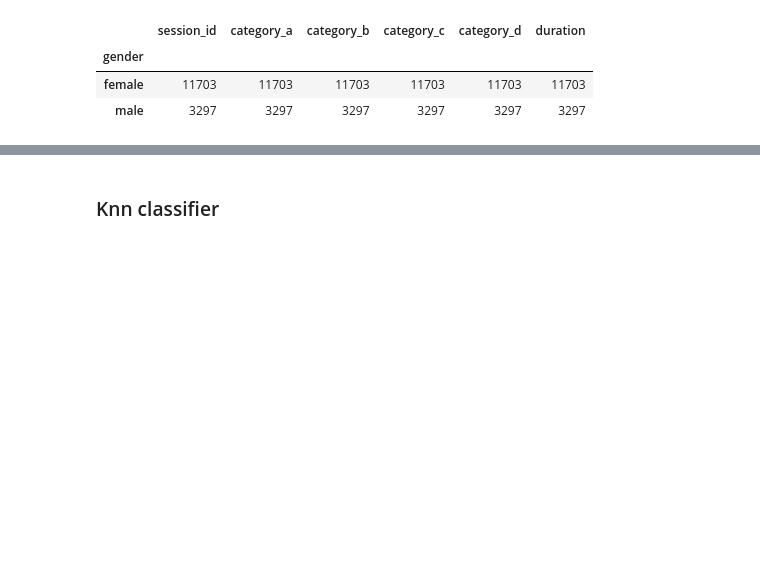
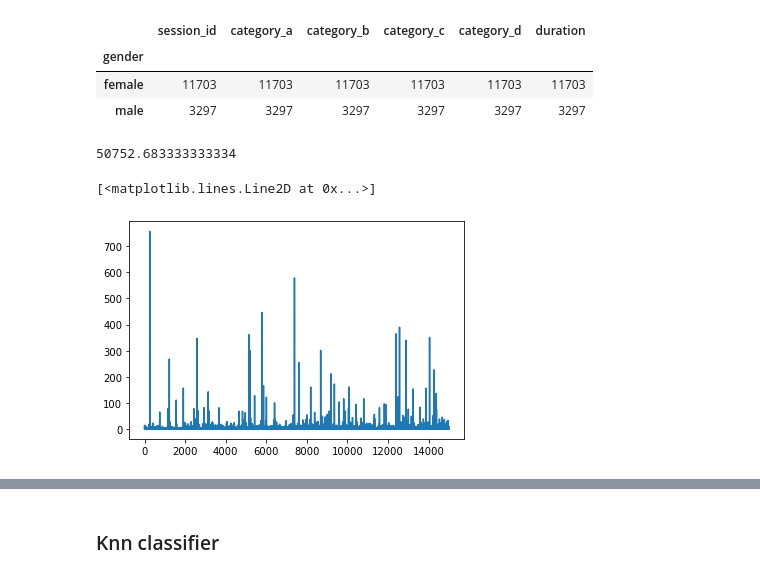
Before and after one commit to temav/Cinimex, a Jupyter notebook: notebooks/Prediction.ipynb, the cells around one changed output, grey strips where cells are left out. Saved outputs shown, nothing was run; the diff lists cells and outputs as text; code cells hidden in the pictures; blank space fills up the shorter version.

```diff
--- a/notebooks/Prediction.ipynb
+++ b/notebooks/Prediction.ipynb
@@ -10,0 +16,4 @@ import matplotlib.pyplot as plt
+# %%
+__file__ = os.getcwd()
+project_path = path.normpath(path.abspath(path.join(__file__,'../')))
+project_path
@@ -61,3 +112,6 @@ df_general.head()
+# %%
+df_general = pd.read_csv(path.normpath(project_path +
+                                '/data/raw/general_data.csv'))
 # %%
 df_general.info()
 # %% [output]
@@ -160,3 +213,13 @@ df_final.groupby('gender').count()
 | gender |  |  |  |  |  |  |
 | female | 11703 | 11703 | 11703 | 11703 | 11703 | 11703 |
 | male | 3297 | 3297 | 3297 | 3297 | 3297 | 3297 |
+# %%
+max(df_final[df_final['gender']=='female']['duration'])
+# %% [output]
+50752.683333333334
+# %%
+plt.plot(df_final[df_final['duration']<1000]['duration'])
+# plt.plot(df_final[df_final['gender']=='male' and df_final['duration'<1000]]['duration'])
+# %% [output]
+[<matplotlib.lines.Line2D at 0x...>]
+[figure, added]
```
Also changed, not shown: parts of 24 cells of this notebook.
